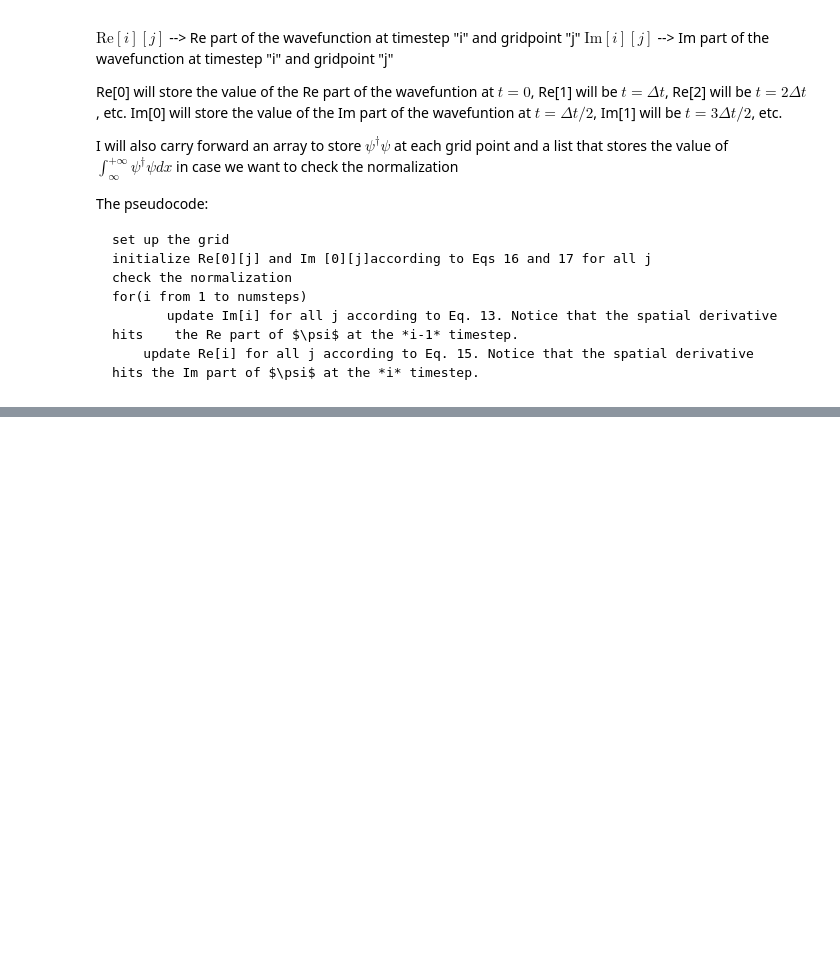
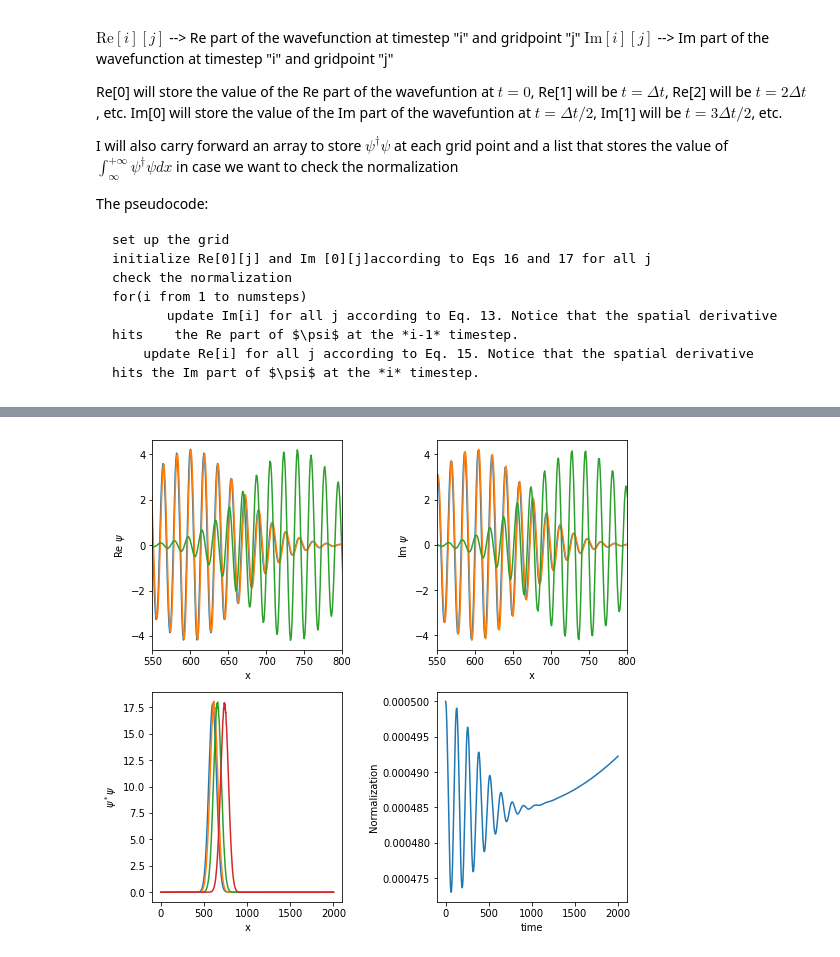
Before and after one commit to Boltz-mann/Phys460_660_2021, a Jupyter notebook: QM_leapfrog.ipynb, the cells around one changed output, grey strips where cells are left out. Cells and saved outputs as stored; diff of their text form; code cells hidden in the pictures; blank space fills up the shorter version.

```diff
--- a/QM_leapfrog.ipynb
+++ b/QM_leapfrog.ipynb
@@ -300,0 +321,59 @@ dt_dx:
+# %%
+# use this cell to replot stuff insteasd of re-running calculation
+
+plt.figure(1, figsize=(8.5, 8.5))
+plt.subplots_adjust(wspace=0.5)
+
+plt.figure(1, figsize=(10, 3))
+plt.subplots_adjust(wspace=0.5)
+ax = plt.subplot(221)
+ax.set_xlabel('x')
+ax.set_ylabel('Re $\psi$')
+ax.set_xlim(right=800)
+ax.set_xlim(left=550)
+plt.plot(Re[0])
+plt.plot(Re[10])
+plt.plot(Re[999])
+#plt.plot(Re[13])
+#plt.plot(Re[400])
+
+ax2 = plt.subplot(222)
+ax2.set_xlabel('x')
+ax2.set_ylabel('Im $\psi$')
+ax2.set_xlim(right=800)
+ax2.set_xlim(left=550)
+#ax2.set_xlim(right=40)
+plt.plot(Im[0])
+plt.plot(Im[10])
+plt.plot(Im[999])
+#plt.plot(Im[13])
+#plt.plot(Im[400])
+
+
+ax3 = plt.subplot(223)
+ax3.set_xlabel('x')
+ax3.set_ylabel('$\psi^*\psi$')
+#ax3.set_xlim(right=1050)
+#ax3.set_xlim(left=950)
+#ax2.set_xlim(right=40)
+plt.plot(psi_sqr[0])
+plt.plot(psi_sqr[99])
+plt.plot(psi_sqr[400])
+plt.plot(psi_sqr[999])
+
+ax4 = plt.subplot(224)
+ax4.set_xlabel('time')
+ax4.set_ylabel('Normalization')
+#ax2.set_xlim(right=1100)
+#ax4.set_xlim(right=500)
+#ax2.set_xlim(right=40)
+#plt.plot(Im[999])
+#plt.plot(norm)
+#plt.plot(expect_x)
+#plt.plot(expect_x2)
+plt.plot(psi_sig_sqr)
+
+
+plt.show()
+# %% [output]
+[figure, added]
```
Also changed, not shown: parts of 3 cells of this notebook.
